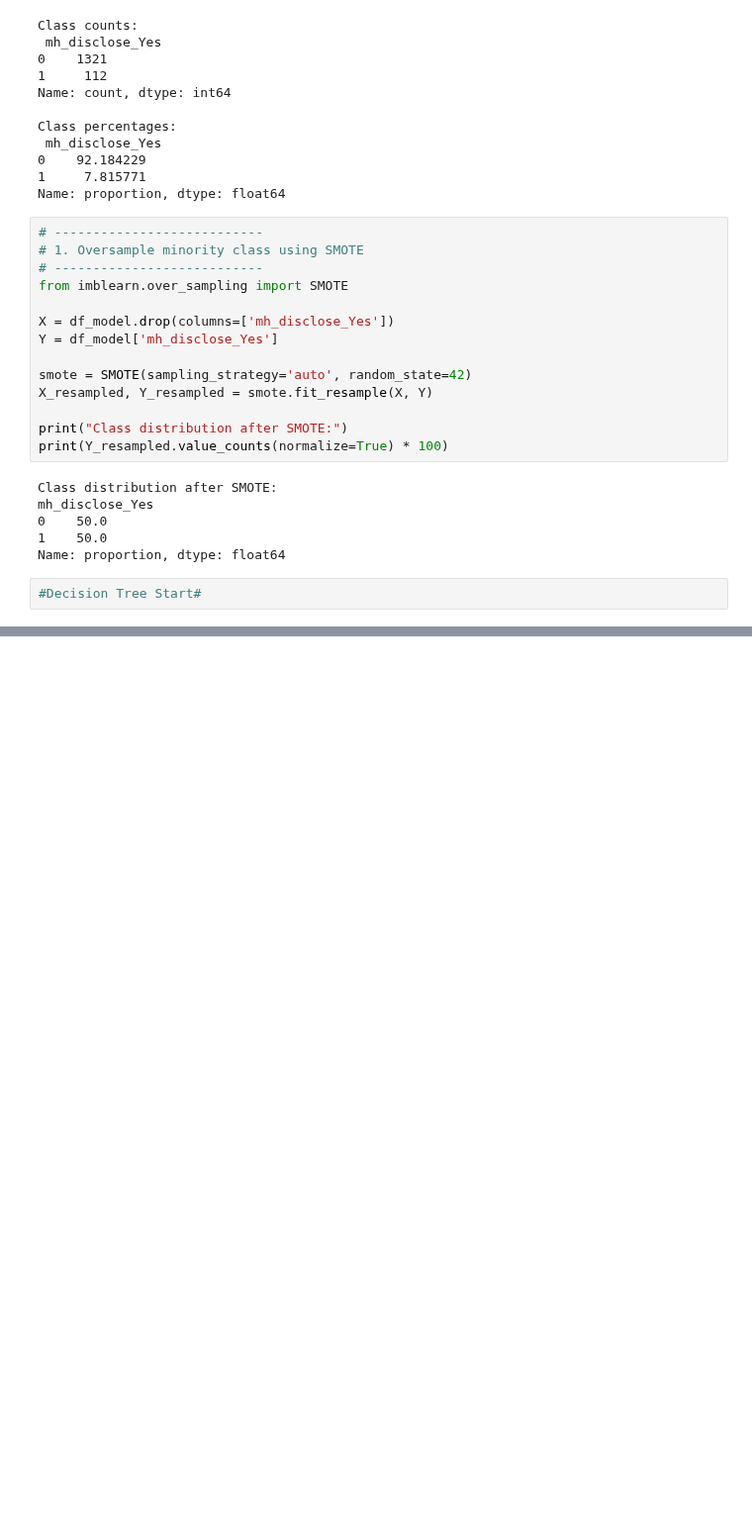
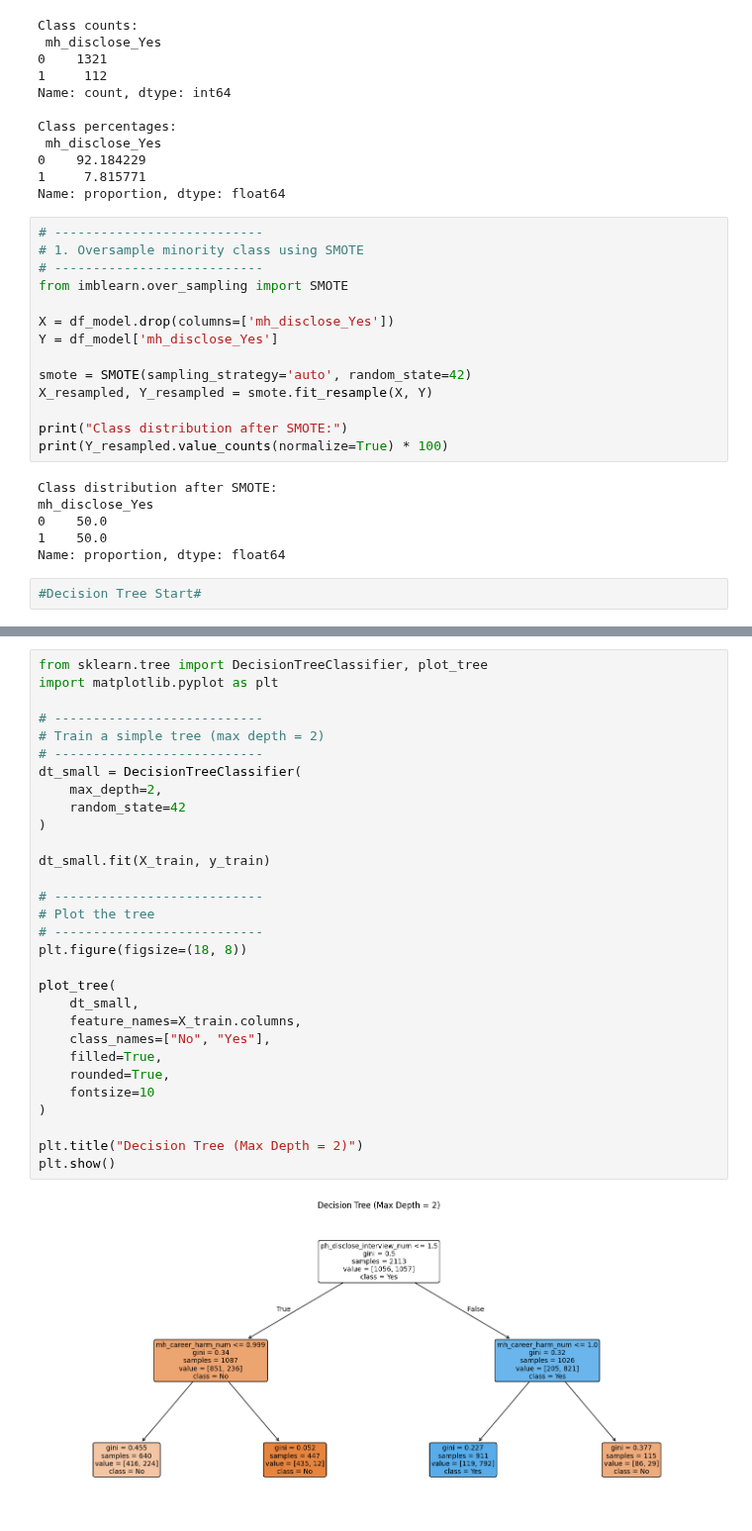
Before and after one commit to folasiredayo/Mental-Health-in-Tech-Modelling, a Jupyter notebook: dt-mental-health-modelling-data-cleaning-2.ipynb, the cells around one changed output, grey strips where cells are left out. Shown at 99% size. Cells and saved outputs as stored; diff of their text form; blank space fills up the shorter version.

```diff
--- a/dt-mental-health-modelling-data-cleaning-2.ipynb
+++ b/dt-mental-health-modelling-data-cleaning-2.ipynb
@@ -1828,3 +1737,35 @@ Actual Yes            11           1112
+# %%
+from sklearn.tree import DecisionTreeClassifier, plot_tree
+import matplotlib.pyplot as plt
+
+# ---------------------------
+# Train a simple tree (max depth = 2)
+# ---------------------------
+dt_small = DecisionTreeClassifier(
+    max_depth=2,
+    random_state=42
+)
+
+dt_small.fit(X_train, y_train)
+
+# ---------------------------
+# Plot the tree
+# ---------------------------
+plt.figure(figsize=(18, 8))
+
+plot_tree(
+    dt_small,
+    feature_names=X_train.columns,
+    class_names=["No", "Yes"],
+    filled=True,
+    rounded=True,
+    fontsize=10
+)
+
+plt.title("Decision Tree (Max Depth = 2)")
+plt.show()
+# %% [output]
+[figure, added]
 # %%
 import matplotlib.pyplot as plt
 import seaborn as sns
```
Also changed, not shown: parts of 22 cells of this notebook.
